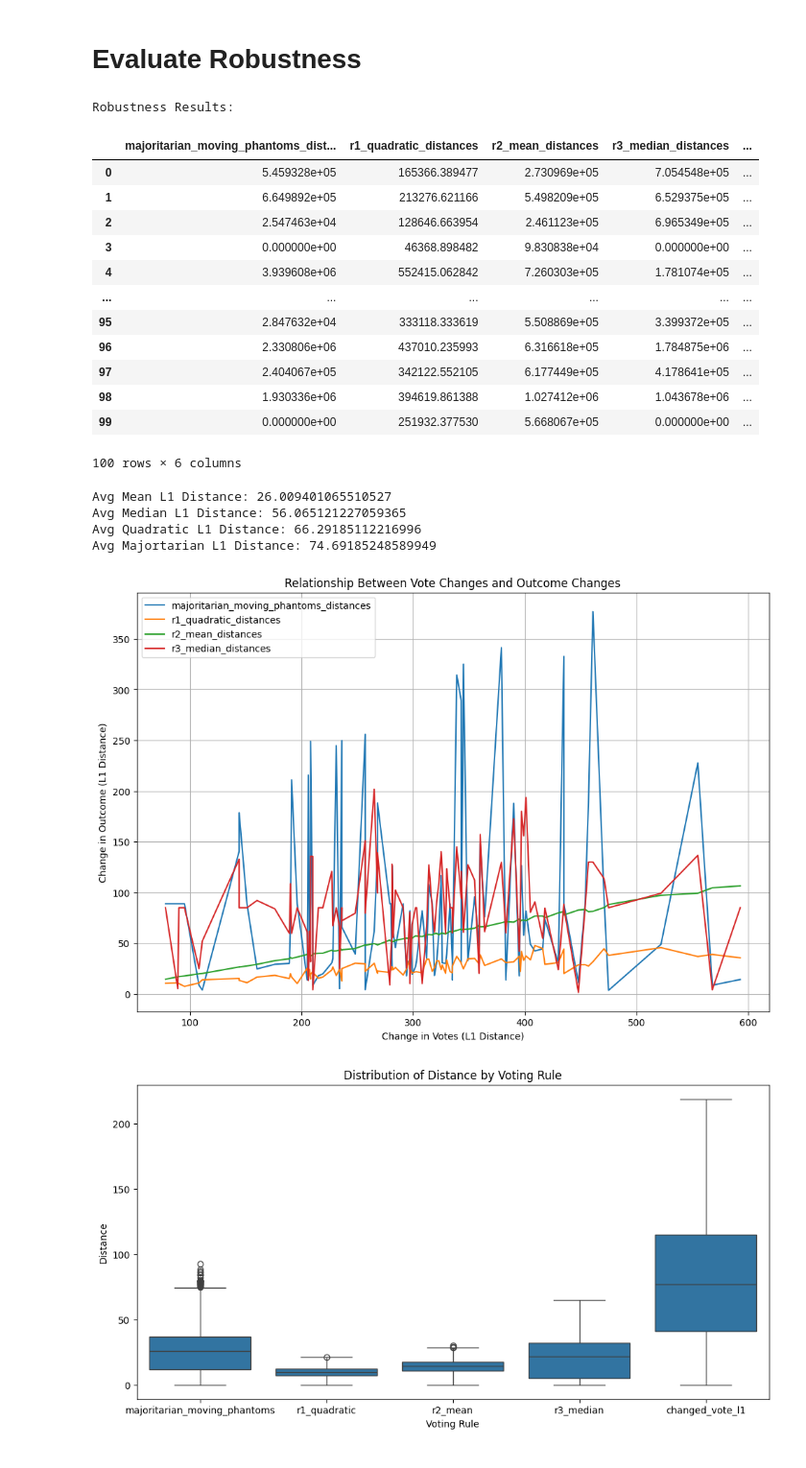
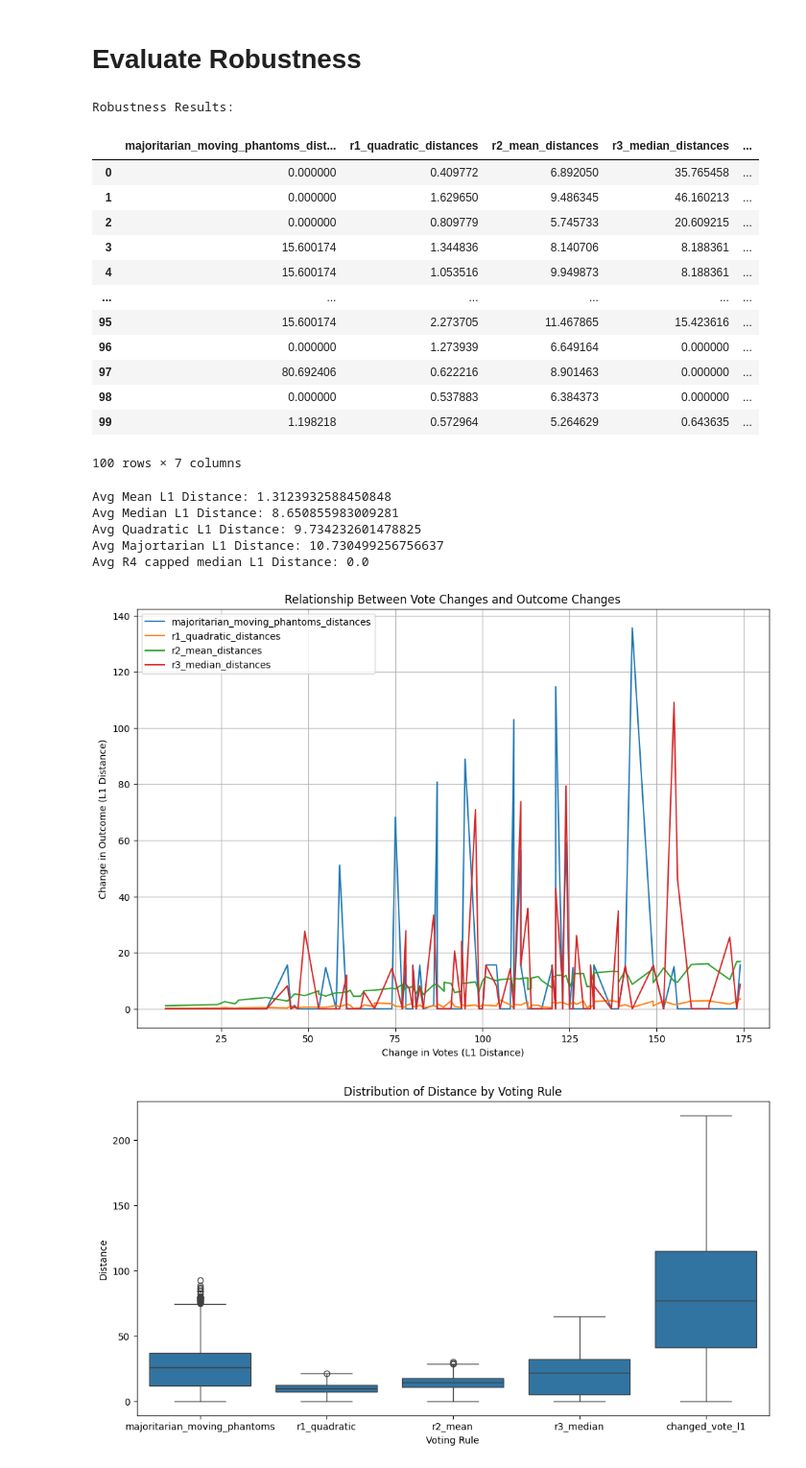
Before and after one commit to GovXS/Evaluating-Voting-Design-Tradeoffs-for-Retro-Funding, a Jupyter notebook: simulations/run.ipynb, the cells around one changed output. Shown at 96% size. Saved outputs shown, nothing was run; the diff lists cells and outputs as text; code cells hidden in the pictures.

Commit message:
impelmented bribery cost for moving phantoms and r4 capped median

```diff
--- a/simulations/run.ipynb
+++ b/simulations/run.ipynb
@@ -13,10 +13,10 @@ from model.EvalMetrics import EvalMetrics
 from model.VotingRules import VotingRules
 
 # Initialize simulation parameters
-num_voters = 144
+num_voters = 150
 num_projects = 600
-total_op_tokens = 10e6
-num_rounds = 100
+total_op_tokens = 30e6
+num_rounds = 1
 voter_type = 'random_uniform_model'
 quorum=17
 # Initialize the model
@@ -483,73 +337,66 @@ robustness_results.head(100)
 # %% [output]
 Robustness Results:
 |  | majoritarian_moving_phantoms_dist... | r1_quadratic_distances | r2_mean_distances | r3_median_distances | ... |
-| 0 | 5.459328e+05 | 165366.389477 | 2.730969e+05 | 7.054548e+05 | ... |
-| 1 | 6.649892e+05 | 213276.621166 | 5.498209e+05 | 6.529375e+05 | ... |
-| 2 | 2.547463e+04 | 128646.663954 | 2.461123e+05 | 6.965349e+05 | ... |
-| 3 | 0.000000e+00 | 46368.898482 | 9.830838e+04 | 0.000000e+00 | ... |
-| 4 | 3.939608e+06 | 552415.062842 | 7.260303e+05 | 1.781074e+05 | ... |
+| 0 | 0.000000 | 0.409772 | 6.892050 | 35.765458 | ... |
+| 1 | 0.000000 | 1.629650 | 9.486345 | 46.160213 | ... |
+| 2 | 0.000000 | 0.809779 | 5.745733 | 20.609215 | ... |
+| 3 | 15.600174 | 1.344836 | 8.140706 | 8.188361 | ... |
+| 4 | 15.600174 | 1.053516 | 9.949873 | 8.188361 | ... |
 | ... | ... | ... | ... | ... | ... |
-| 95 | 2.847632e+04 | 333118.333619 | 5.508869e+05 | 3.399372e+05 | ... |
-| 96 | 2.330806e+06 | 437010.235993 | 6.316618e+05 | 1.784875e+06 | ... |
-| 97 | 2.404067e+05 | 342122.552105 | 6.177449e+05 | 4.178641e+05 | ... |
-| 98 | 1.930336e+06 | 394619.861388 | 1.027412e+06 | 1.043678e+06 | ... |
-| 99 | 0.000000e+00 | 251932.377530 | 5.668067e+05 | 0.000000e+00 | ... |
+| 95 | 15.600174 | 2.273705 | 11.467865 | 15.423616 | ... |
+| 96 | 0.000000 | 1.273939 | 6.649164 | 0.000000 | ... |
+| 97 | 80.692406 | 0.622216 | 8.901463 | 0.000000 | ... |
+| 98 | 0.000000 | 0.537883 | 6.384373 | 0.000000 | ... |
+| 99 | 1.198218 | 0.572964 | 5.264629 | 0.643635 | ... |
-100 rows × 6 columns
+100 rows × 7 columns
 # %%
 print(f"Avg Mean L1 Distance: {np.mean(robustness_results['r1_quadratic_distances'])}")
 print(f"Avg Median L1 Distance: {np.mean(robustness_results['r2_mean_distances'])}")
 print(f"Avg Quadratic L1 Distance: {np.mean(robustness_results['r3_median_distances'])}")
 print(f"Avg Majortarian L1 Distance: {np.mean(robustness_results['majoritarian_moving_phantoms_distances'])}")
+print(f"Avg R4 capped median L1 Distance: {np.mean(robustness_results['r4_capped_median_distances'])}")
 # %% [output]
-Avg Mean L1 Distance: 26.009401065510527
-Avg Median L1 Distance: 56.065121227059365
-Avg Quadratic L1 Distance: 66.29185112216996
-Avg Majortarian L1 Distance: 74.69185248589949
+Avg Mean L1 Distance: 1.3123932588450848
+Avg Median L1 Distance: 8.650855983009281
+Avg Quadratic L1 Distance: 9.734232601478825
+Avg Majortarian L1 Distance: 10.730499256756637
+Avg R4 capped median L1 Distance: 0.0
 # %%
 import matplotlib.pyplot as plt
 import pandas as pd
 
-def replace_zero_with_column_mean(df, columns):
-    """Replace 0 values in specified columns with the column's mean (ignoring 0s)."""
-    for column in columns:
-        # Calculate the mean of the column, ignoring 0s
-        non_zero_mean = df[column].replace(0, pd.NA).mean()
-
-        # Replace 0 values with the calculated mean
-        df[column] = df[column].replace(0, non_zero_mean)
-    return df
 
 def plot_robustness_ordered(robustness_df):
     """Plot the relationship between vote changes and outcome changes after ordering by vote change."""
     # Replace 0 values with the column mean in the specified columns
     columns_to_replace = [
         'majoritarian_moving_phantoms_distances',
         'r1_quadratic_distances',
         'r2_mean_distances',
         'r3_median_distances'
     ]
-    robustness_df = replace_zero_with_column_mean(robustness_df, columns_to_replace)
+
 
     # Sort by changed_vote_l1_distances
     robustness_df = robustness_df.sort_values(by='changed_vote_l1_distances').reset_index(drop=True)
 
     # Plot each voting rule's outcome change against the changed vote L1 distance
     plt.figure(figsize=(12, 8))
 
     for method in columns_to_replace:
         plt.plot(robustness_df['changed_vote_l1_distances'], robustness_df[method], label=method)
 
     plt.xlabel('Change in Votes (L1 Distance)')
     plt.ylabel('Change in Outcome (L1 Distance)')
     plt.title('Relationship Between Vote Changes and Outcome Changes')
     plt.legend()
     plt.grid(True)
     plt.show()
 
 # Assuming robustness_df is your DataFrame with the results
 plot_robustness_ordered(robustness_results)
 # %% [output]
-[figure, old version]
+[figure, new version]
 # %%
 import matplotlib.pyplot as plt
 import seaborn as sns
```
Also changed, not shown: parts of 20 cells of this notebook, 2 other files.
